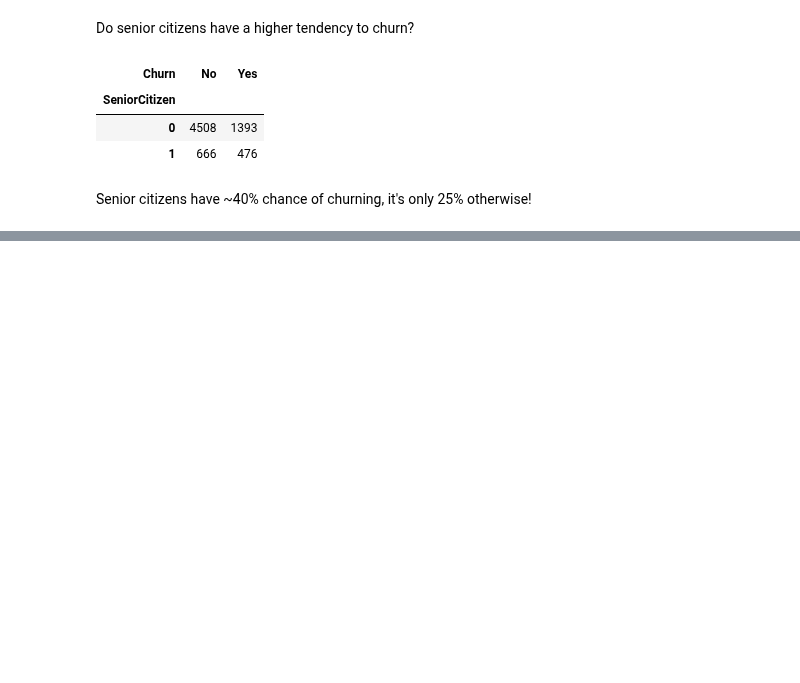
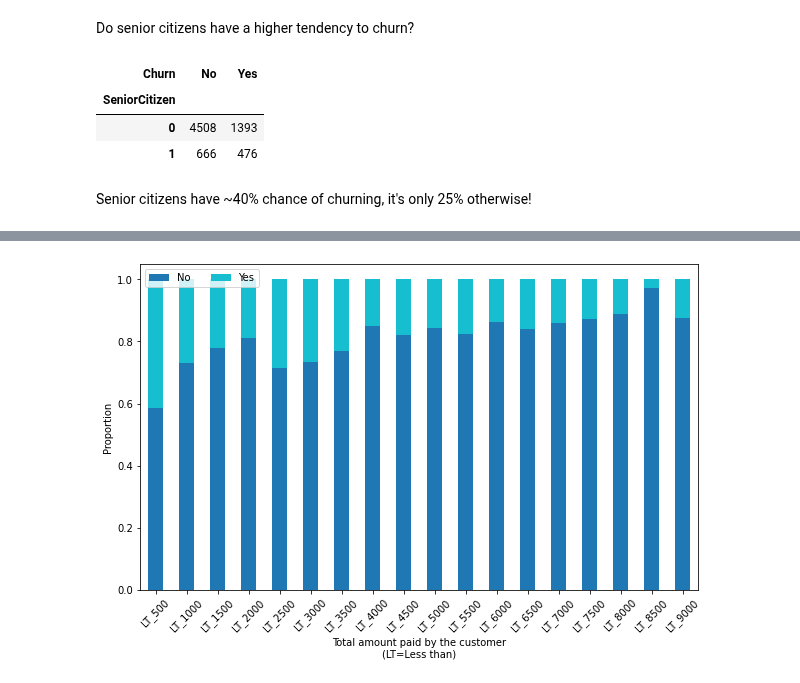
Before and after one commit to suvigyajain0101/CaseStudies, a Jupyter notebook: SurvivalAnalysis/01_DataPrep.ipynb, the cells around one changed output, grey strips where cells are left out. Drawn from its saved outputs; the diff is of its cells as text; code cells hidden in the pictures; blank space fills up the shorter version.

```diff
--- a/SurvivalAnalysis/01_DataPrep.ipynb
+++ b/SurvivalAnalysis/01_DataPrep.ipynb
@@ -86,0 +103,29 @@ Senior citizens have ~40% chance of churning, it's only 25% otherwise!
+# %%
+min_amt, max_amt = 0, 10000
+
+bins = [i for i in range(min_amt, max_amt, 500)]
+
+# Taking Bin range to Bin label. Also, remove first element.
+# UpperLimit_0 is not meaning-ful (also, num(bins) must be = num(labels) + 1)
+labels = [f'LT_{i}' for i in bins[1:]]
+
+df['TotalChargesBucket'] = pd.cut(df['TotalCharges'], bins=bins, labels=labels)
+
+# Generate the cross-tab with normalized values
+cross_tab_prop = pd.crosstab(index=df['TotalChargesBucket'],
+                             columns=df['Churn'],
+                             normalize="index")
+
+# Plot the data
+cross_tab_prop.plot(kind='bar',
+                    stacked=True,
+                    colormap='tab10',
+                    figsize=(10, 6),
+                    rot=45)
+
+plt.legend(loc="upper left", ncol=2)
+plt.xlabel("Total amount paid by the customer\n(LT=Less than)")
+plt.ylabel("Proportion")
+plt.show()
+# %% [output]
+[figure, added]
```
Also changed, not shown: parts of 5 cells of this notebook.
